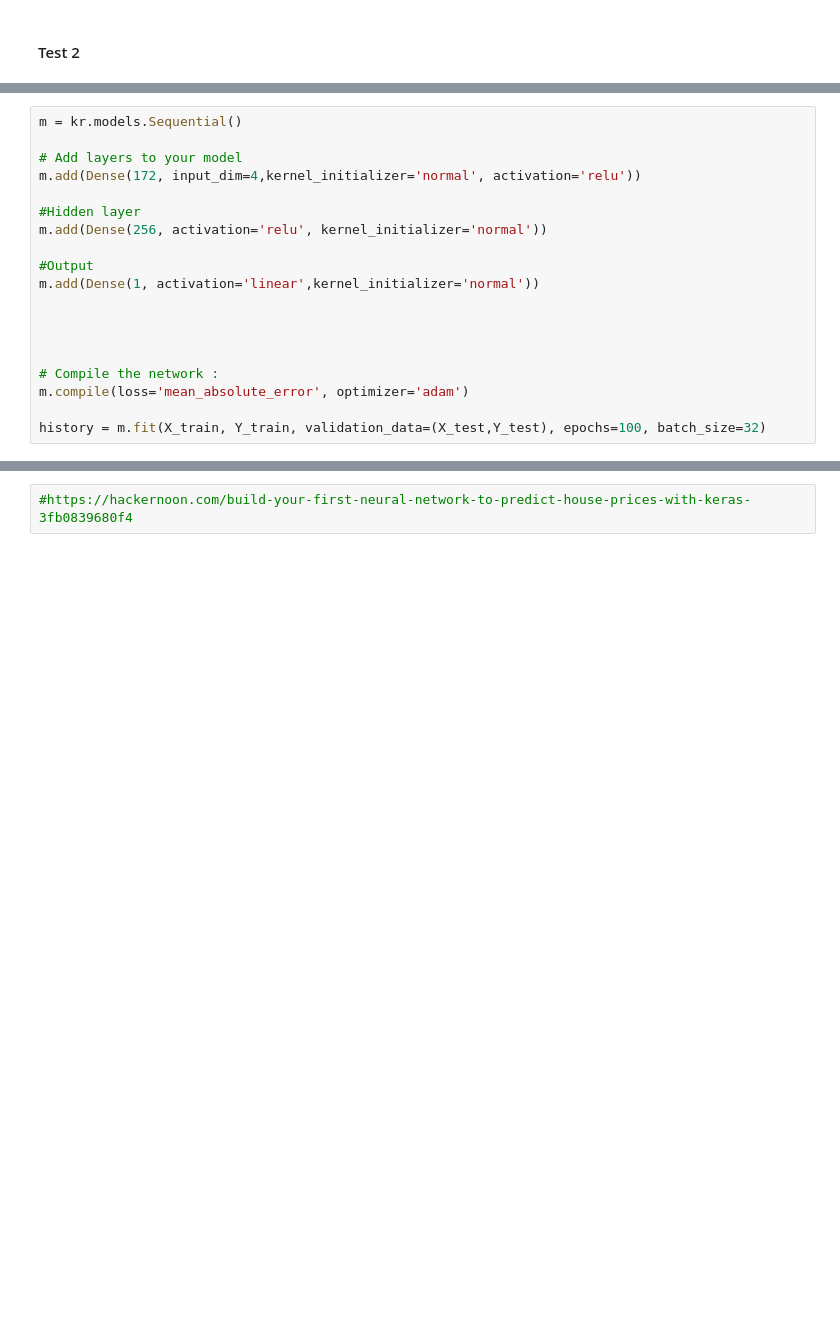
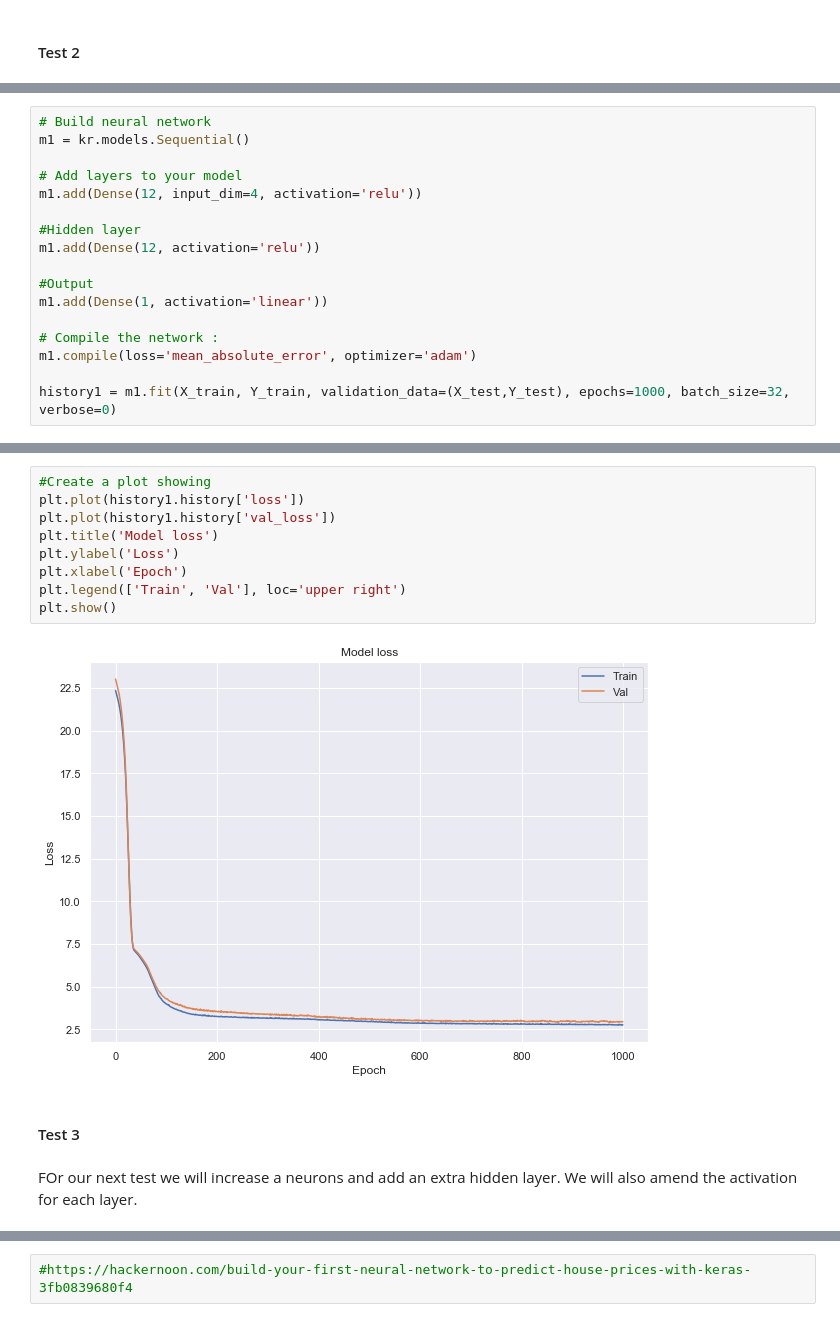
Before and after one commit to JohnADeady/ML-S-Project, a Jupyter notebook: Boston House Prices.ipynb, the cells around one changed output, grey strips where cells are left out. Cells and saved outputs as stored; diff of their text form; blank space fills up the shorter version.

Commit message:
sgd vs adam test 3

```diff
--- a/Boston House Prices.ipynb
+++ b/Boston House Prices.ipynb
@@ -465,19 +441,17 @@ Test 1 - not great start. Let's try again
 # %%
-m = kr.models.Sequential()
+# Build neural network
+m1 = kr.models.Sequential()
 
 # Add layers to your model
-m.add(Dense(172, input_dim=4,kernel_initializer='normal', activation='relu'))
+m1.add(Dense(12, input_dim=4, activation='relu'))
 
 #Hidden layer
-m.add(Dense(256, activation='relu', kernel_initializer='normal'))
+m1.add(Dense(12, activation='relu'))
 
 #Output
-m.add(Dense(1, activation='linear',kernel_initializer='normal'))
-
-
-
+m1.add(Dense(1, activation='linear'))
 
 # Compile the network :
-m.compile(loss='mean_absolute_error', optimizer='adam')
+m1.compile(loss='mean_absolute_error', optimizer='adam')
 
-history = m.fit(X_train, Y_train, validation_data=(X_test,Y_test), epochs=100, batch_size=32)
+history1 = m1.fit(X_train, Y_train, validation_data=(X_test,Y_test), epochs=1000, batch_size=32, verbose=0)
@@ -502,2 +485,17 @@ Epoch 100/100
+# %%
+#Create a plot showing
+plt.plot(history1.history['loss'])
+plt.plot(history1.history['val_loss'])
+plt.title('Model loss')
+plt.ylabel('Loss')
+plt.xlabel('Epoch')
+plt.legend(['Train', 'Val'], loc='upper right')
+plt.show()
+# %% [output]
+[figure, added]
+# %% [markdown]
+#### Test 3
+# %% [markdown]
+FOr our next test we will increase a neurons and add an extra hidden layer. We will also amend the activation for each layer.
 # %%
 # Build neural network
```
Also changed, not shown: parts of 29 cells of this notebook.
